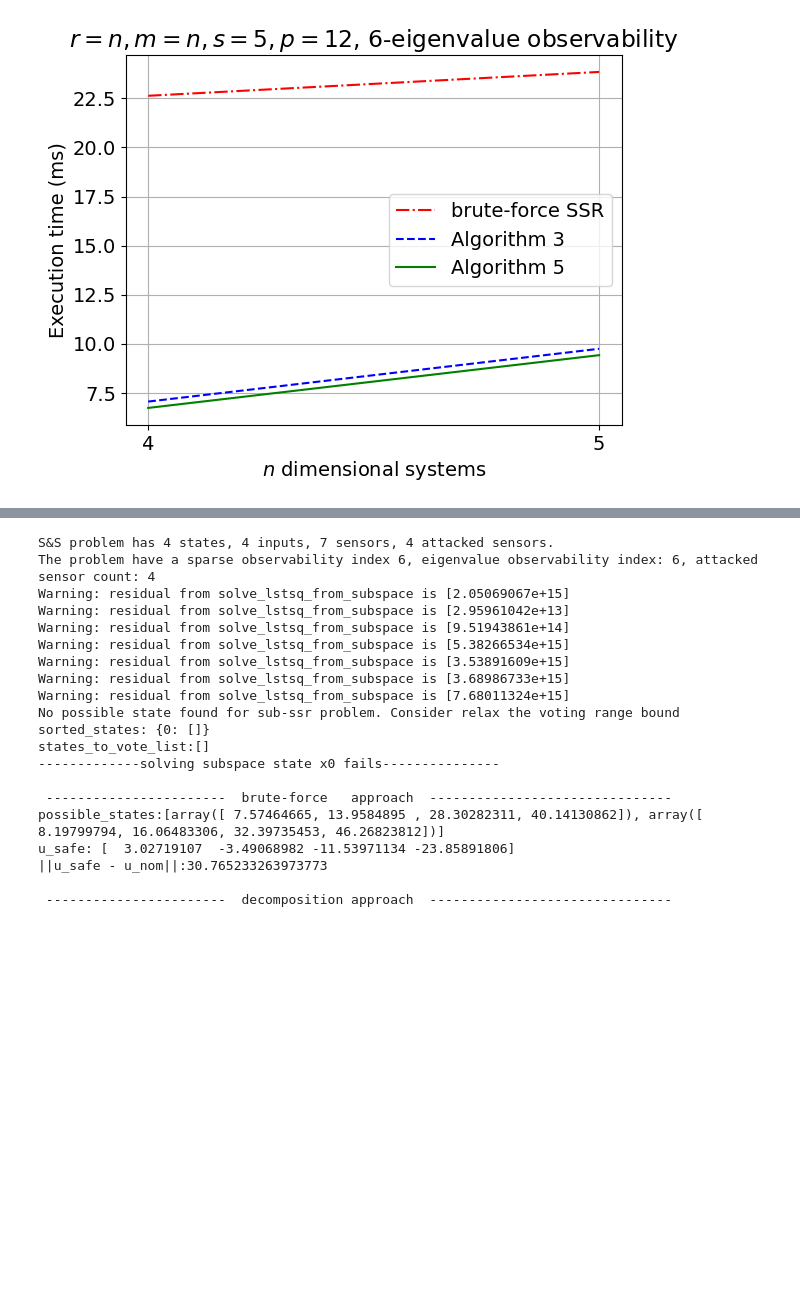
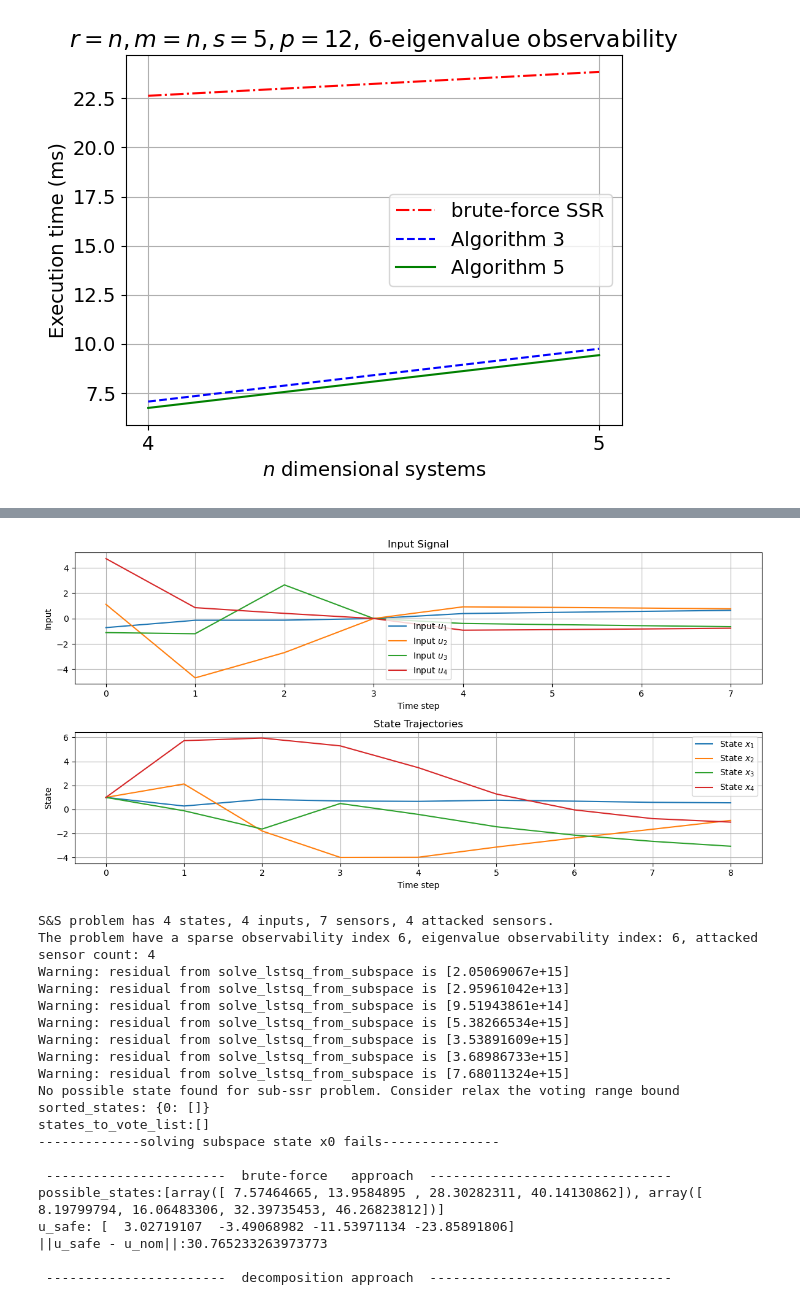
Before and after one commit to xiaotan-git/safety-under-sensor-attacks, a Jupyter notebook: test.ipynb, the cells around one changed output, grey strips where cells are left out. Drawn from its saved outputs; the diff is of its cells as text; code cells hidden in the pictures; blank space fills up the shorter version.

Commit message:
closed-loop simulation working

```diff
--- a/test.ipynb
+++ b/test.ipynb
@@ -392,5 +394,7 @@ execution time: bruteforce - 0.14249625800039212, decom - 0.4066832609996709, al
 # %%
 ################# closed-loop system case ####################
+############  setting up the simulation
+
 from safe_control import SafeProblem
 import random
 
@@ -401,6 +405,8 @@ def solve_safe_control_by_brute_force(ssr_solution:SecureStateReconstruct, safe_
     possible_states = remove_duplicate_states(possible_states)
 
     u_safe1,lic1,flag1 = safe_prob.cal_safe_control(u_nom,possible_states)
+    if flag1 !=1:
+        print('safe_prob.cal_safe_control giving an unsafe input')
     return u_safe1
 
 def solve_safe_control_by_decomposition(ssr_solution:SecureStateReconstruct, safe_prob:SafeProblem, u_nom, eoi):
@@ -504,8 +510,8 @@ print(f'The problem have a sparse observability index {soi}, eigenvalue observab
 
 # define CBF and solve for safe control
 h = np.vstack([np.identity(n),-np.identity(n)])
-q = 40*np.ones((2*n,1))
-gamma = 0.8
+q = 10*np.ones((2*n,1))
+gamma = 0.5
 u_nom = np.random.normal(0,3,(m,1))
 
 # print(f'u_nom: {u_nom}')
@@ -516,7 +522,10 @@ safe_prob = SafeProblem(ssr_solution.problem,h,q,gamma)
 usafe1 = solve_safe_control_by_brute_force(ssr_solution, safe_prob, u_nom)
 usafe2 = solve_safe_control_by_decomposition(ssr_solution, safe_prob, u_nom,eoi)
 usafe3 = solve_safe_control_woSSR(ssr_solution, safe_prob, u_nom,eoi)
-print(u_nom,usafe1,usafe2,usafe3)
+
+
+print(np.linalg.norm(u_nom-usafe1.reshape(m,1)))
+    #   ,u_nom -usafe2.reshape(m,1),u_nom - usafe3.reshape(m,1))
 
 one_step_flag = True
 # %% [output]
@@ -588,3 +696,35 @@ NameError: name 'tilde_y_his_new' is not defined
+# %%
+import matplotlib.pyplot as plt
+
+
+# Plot the input and trajectory
+plt.figure(figsize=(12, 6))
+
+# Plot input signal
+plt.subplot(2, 1, 1)
+for k in range(m):
+    plt.plot(np.arange(n+total_step), u_seq_mtx[:,k], label=f'Input $u_{k+1}$')
+plt.title('Input Signal')
+plt.xlabel('Time step')
+plt.ylabel('Input')
+plt.grid(True)
+plt.legend()
+
+
+# Plot state trajectory
+plt.subplot(2, 1, 2)
+for i in range(4):
+    plt.plot(np.arange(n+total_step+1), x_tr_mtx[i,:], label=f'State $x_{i+1}$')
+plt.title('State Trajectories')
+plt.xlabel('Time step')
+plt.ylabel('State')
+plt.grid(True)
+plt.legend()
+
+plt.tight_layout()
+plt.show()
+# %% [output]
+[figure, added]
 # %%
 from tests import main_secure_and_safe_control
 main_secure_and_safe_control()
```
Also changed, not shown: parts of 8 cells of this notebook, 3 other files.
